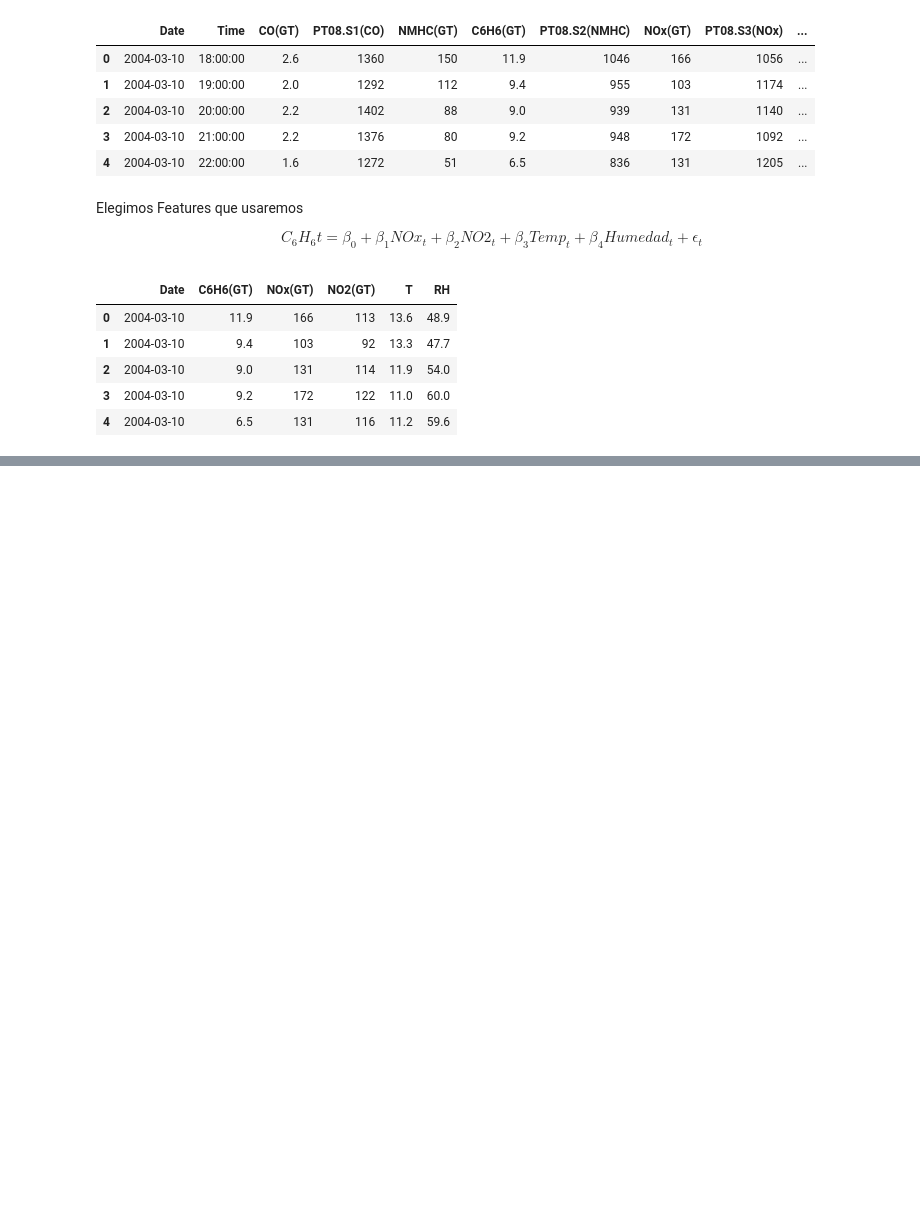
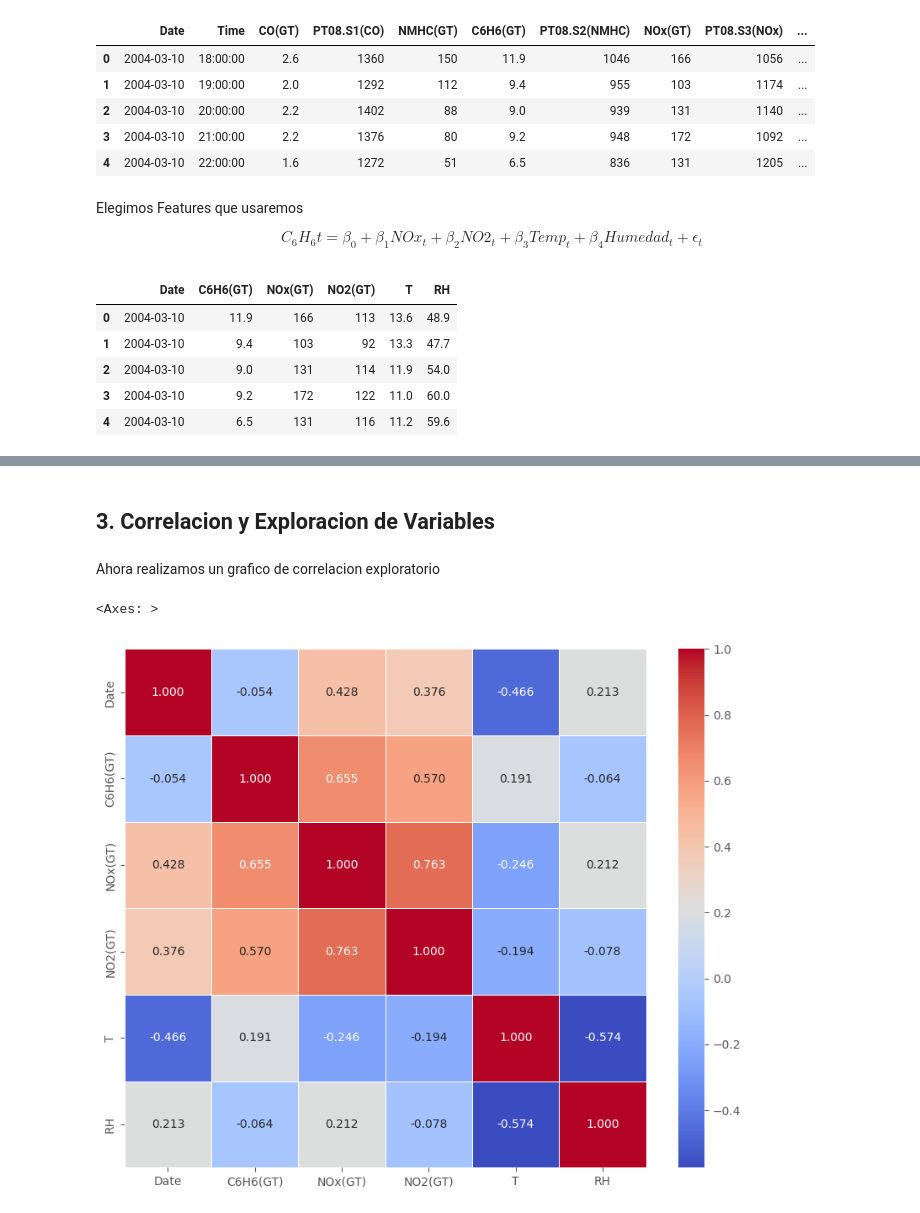
Before and after one commit to pxtroniwnl/series-de-tiempo-utb, a Jupyter notebook: nota-02.ipynb, the cells around one changed output, grey strips where cells are left out. Drawn from its saved outputs; the diff is of its cells as text; code cells hidden in the pictures; blank space fills up the shorter version.

```diff
--- a/nota-02.ipynb
+++ b/nota-02.ipynb
@@ -279,0 +303,17 @@ df.head(5)
+# %% [markdown]
+## 3. Correlacion y Exploracion de Variables
+# %% [markdown]
+Ahora realizamos un grafico de correlacion exploratorio
+# %%
+import seaborn as sns
+
+plt.figure(figsize=(10, 8))
+
+# Calculamos la matriz de correlación
+corr = df_clean.corr()
+
+# Dibujamos el mapa de calor
+sns.heatmap(corr, annot=True, cmap='coolwarm', fmt=".3f", linewidths=0.5)
+# %% [output]
+<Axes: >
+[figure, added]
```
Also changed, not shown: parts of 26 cells of this notebook, 2 other files.
